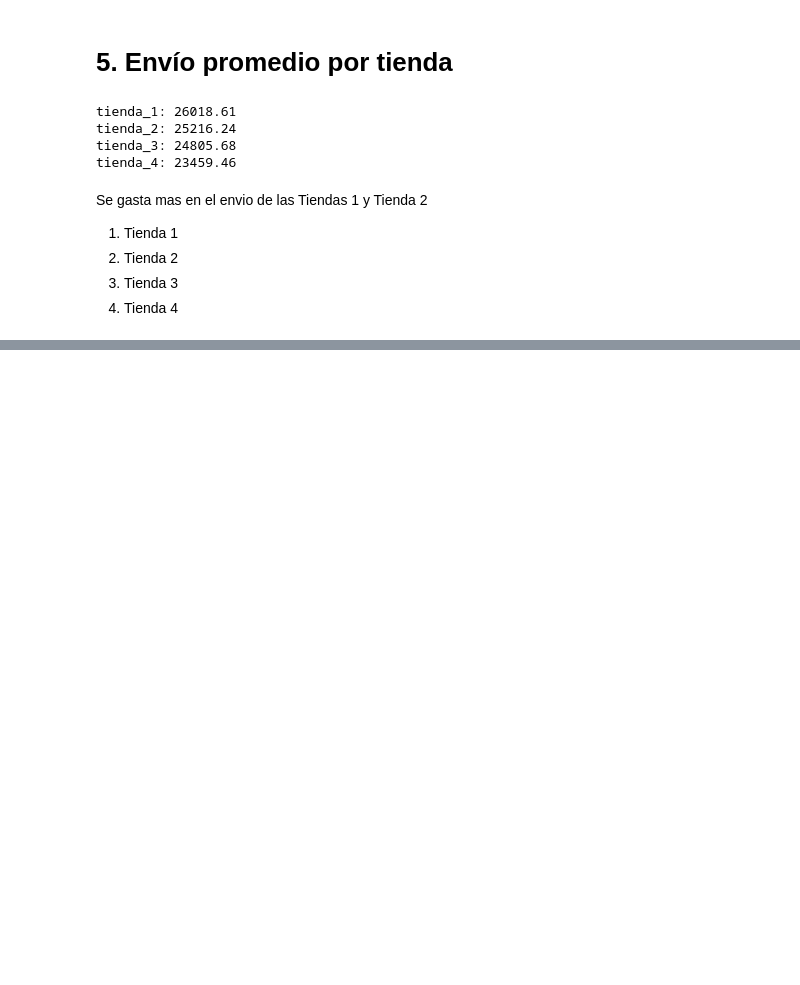
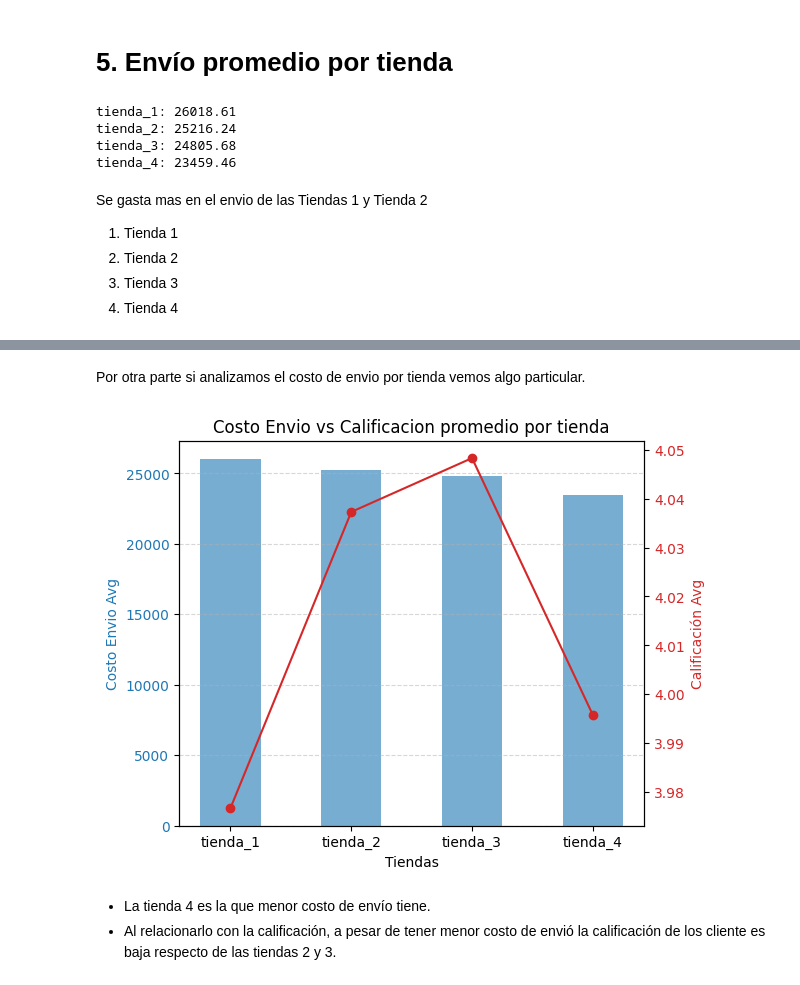
Before and after one commit to Luismrr/Primer_Challenge, a Jupyter notebook: AluraStoreLatam.ipynb, the cells around one changed output, grey strips where cells are left out. Cells and saved outputs as stored; diff of their text form; code cells hidden in the pictures; blank space fills up the shorter version.

```diff
--- a/AluraStoreLatam.ipynb
+++ b/AluraStoreLatam.ipynb
@@ -309,0 +348,11 @@ Se concluye que la venta de una de las tiendas no afectará la reputación de la
+# %% [markdown]
+Por otra parte si analizamos el costo de envio por tienda vemos algo particular.
+# %%
+figura_cost_envio_Calif
+# %% [output]
+[figure, added]
+# %% [markdown]
+
+
+*   La tienda 4 es la que menor costo de envío tiene.
+*   Al relacionarlo con la calificación, a pesar de tener menor costo de envió la calificación de los cliente es baja respecto de las tiendas 2 y 3.
```
Also changed, not shown: parts of 14 cells of this notebook.
